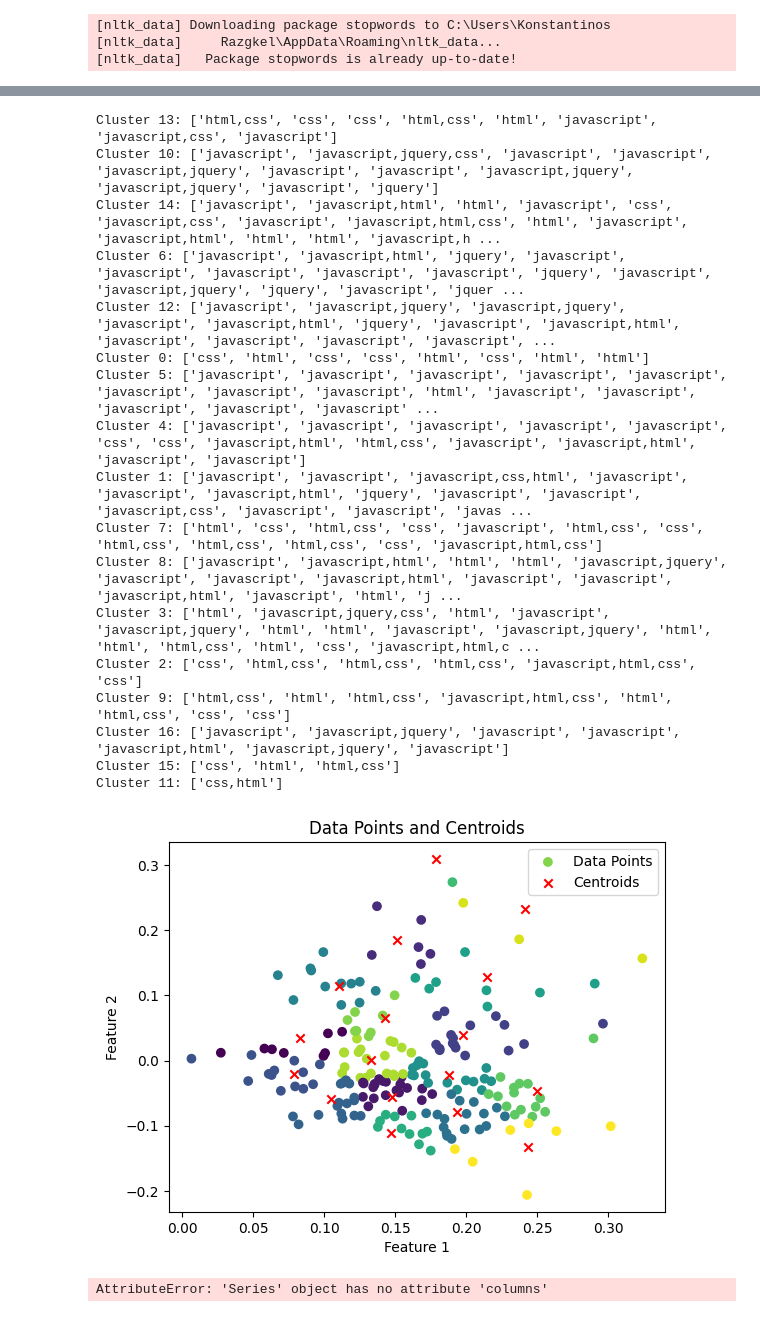
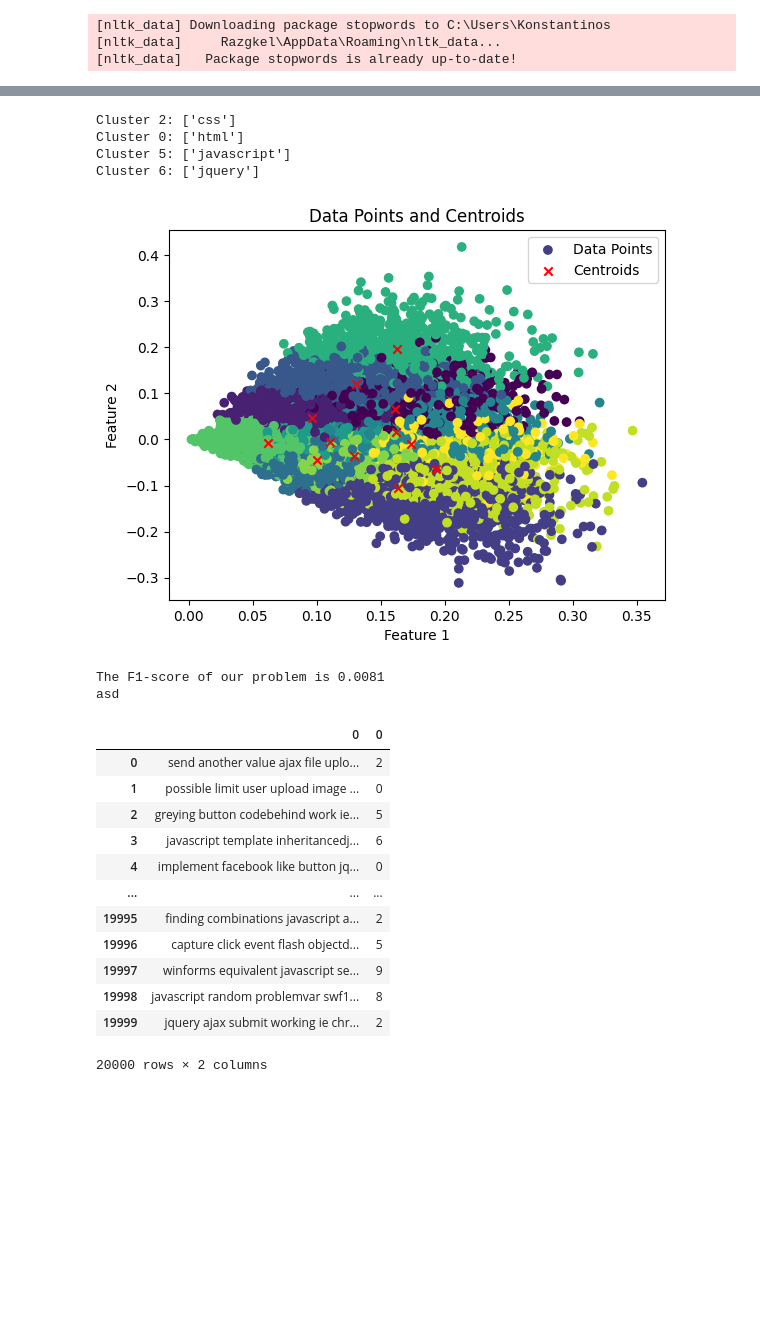
Before and after one commit to kostasrazgkelis/DataMine, a Jupyter notebook: variation_b.ipynb, the cells around one changed output, grey strips where cells are left out. Cells and saved outputs as stored; diff of their text form; code cells hidden in the pictures; blank space fills up the shorter version.

```diff
--- a/variation_b.ipynb
+++ b/variation_b.ipynb
@@ -22,7 +22,7 @@ dataset.dropna(inplace=True)
 [nltk_data]     Razgkel\AppData\Roaming\nltk_data...
 [nltk_data]   Package stopwords is already up-to-date!
 # %%
-df = dataset.head(1000)
+df = dataset.head(100000)
 
 df.rename(columns={0: 'index', 1: 'title', 2: 'text', 3: 'labels'}, inplace=True)
 df.drop('index', axis=1, inplace=True)
@@ -43,7 +43,7 @@ n_clusters = len(unique_labels)
 
 # We will now conca title and text into one dataset
 X = X["title"] + X["text"]
-y = df['labels']
+y = df['labels'].str.get_dummies(',')
 
 # Split the data into training and test sets
 X_train, X_test, y_train, y_test = train_test_split(X, y, test_size=0.2, shuffle=False)
@@ -52,16 +52,18 @@ prediction_stored_data = pd.DataFrame(X_test).copy()
 
 # Initialize the TfidfVectorizer - we normalize the text into numerical values
 vectorizer = TfidfVectorizer()
-pca = TruncatedSVD(n_components=2)
+pca = TruncatedSVD(n_components=3)
 
 # Fit and transform the text data and apply dimensionality reduction
 X_train = pca.fit_transform(vectorizer.fit_transform(X_train))
 X_test = pca.transform(vectorizer.transform(X_test))
 
-# Initialize the KNN classifier
-kmeans = KMeans(n_clusters=n_clusters)
+# Initialize the Kmeans classifier
+kmeans = KMeans(n_clusters=12)
 
-# Train the KNN classifier
+clusters_before = pd.DataFrame(kmeans.fit_predict(X_test))
+
+# Train the Kmeans classifier
 kmeans.fit(X_train, y_train)
 
 centroids = kmeans.cluster_centers_
@@ -89,52 +91,56 @@ for cluster_label, original_labels in label_cluster_dict.items():
 plt.scatter(X_test[:, 0], X_test[:, 1], c=y_pred)
 plt.scatter(centroids[:, 0], centroids[:, 1], marker='x', c='red')
 plt.xlabel('Feature 1')
 plt.ylabel('Feature 2')
 plt.title('Data Points and Centroids')
 plt.legend(['Data Points', 'Centroids'])
 
 # Show the plot
 plt.show()
 # Make predictions on the test set
 y_pred = kmeans.predict(X_test)
 
+
 # Make the dataframes
-prediction_df = pd.DataFrame(y_pred, columns=y.columns)
+prediction_df = pd.DataFrame(y_pred)
 prediction_df.reset_index(drop=True, inplace=True)
+
 
 prediction_stored_data.reset_index(drop=True, inplace=True)
 
-custom_f1_score = custom_f1_score(y_test, y_pred)
-print(f"The F1-score of our problem is {custom_f1_score}")
+custom_f1 = custom_f1_score(clusters_before, prediction_df)
+print(f"The F1-score of our problem is {custom_f1}")
 
+print("asd")
 # The unknown data with the prediction
 final_results = pd.concat([prediction_stored_data, prediction_df], axis=1)
 final_results
 # %% [output]
 A value is trying to be set on a copy of a slice from a DataFrame
 
 See the caveats in the documentation: https://pandas.pydata.org/pandas-docs/stable/user_guide/indexing.html#returning-a-view-versus-a-copy
   df.rename(columns={0: 'index', 1: 'title', 2: 'text', 3: 'labels'}, inplace=True)
 A value is trying to be set on a copy of a slice from a DataFrame
 
 See the caveats in the documentation: https://pandas.pydata.org/pandas-docs/stable/user_guide/indexing.html#returning-a-view-versus-a-copy
   df.drop('index', axis=1, inplace=True)
-Cluster 13: ['html,css', 'css', 'css', 'html,css', 'html', 'javascript', 'javascript,css', 'javascript']
-Cluster 10: ['javascript', 'javascript,jquery,css', 'javascript', 'javascript', 'javascript,jquery', 'javascript', 'javascript', 'javascript,jquery', 'javascript,jquery', 'javascript', 'jquery']
-Cluster 14: ['javascript', 'javascript,html', 'html', 'javascript', 'css', 'javascript,css', 'javascript', 'javascript,html,css', 'html', 'javascript', 'javascript,html', 'html', 'html', 'javascript,h ...
-Cluster 6: ['javascript', 'javascript,html', 'jquery', 'javascript', 'javascript', 'javascript', 'javascript', 'javascript', 'jquery', 'javascript', 'javascript,jquery', 'jquery', 'javascript', 'jquer ...
-Cluster 12: ['javascript', 'javascript,jquery', 'javascript,jquery', 'javascript', 'javascript,html', 'jquery', 'javascript', 'javascript,html', 'javascript', 'javascript', 'javascript', 'javascript', ...
-Cluster 0: ['css', 'html', 'css', 'css', 'html', 'css', 'html', 'html']
-Cluster 5: ['javascript', 'javascript', 'javascript', 'javascript', 'javascript', 'javascript', 'javascript', 'javascript', 'html', 'javascript', 'javascript', 'javascript', 'javascript', 'javascript' ...
-Cluster 4: ['javascript', 'javascript', 'javascript', 'javascript', 'javascript', 'css', 'css', 'javascript,html', 'html,css', 'javascript', 'javascript,html', 'javascript', 'javascript']
-Cluster 1: ['javascript', 'javascript', 'javascript,css,html', 'javascript', 'javascript', 'javascript,html', 'jquery', 'javascript', 'javascript', 'javascript,css', 'javascript', 'javascript', 'javas ...
-Cluster 7: ['html', 'css', 'html,css', 'css', 'javascript', 'html,css', 'css', 'html,css', 'html,css', 'html,css', 'css', 'javascript,html,css']
-Cluster 8: ['javascript', 'javascript,html', 'html', 'html', 'javascript,jquery', 'javascript', 'javascript', 'javascript,html', 'javascript', 'javascript', 'javascript,html', 'javascript', 'html', 'j ...
-Cluster 3: ['html', 'javascript,jquery,css', 'html', 'javascript', 'javascript,jquery', 'html', 'html', 'javascript', 'javascript,jquery', 'html', 'html', 'html,css', 'html', 'css', 'javascript,html,c ...
-Cluster 2: ['css', 'html,css', 'html,css', 'html,css', 'javascript,html,css', 'css']
-Cluster 9: ['html,css', 'html', 'html,css', 'javascript,html,css', 'html', 'html,css', 'css', 'css']
-Cluster 16: ['javascript', 'javascript,jquery', 'javascript', 'javascript', 'javascript,html', 'javascript,jquery', 'javascript']
-Cluster 15: ['css', 'html', 'html,css']
-Cluster 11: ['css,html']
+Cluster 2: ['css']
+Cluster 0: ['html']
+Cluster 5: ['javascript']
+Cluster 6: ['jquery']
-[figure, old version]
+[figure, new version]
-AttributeError: 'Series' object has no attribute 'columns'
+The F1-score of our problem is 0.0081
+asd
+|  | 0 | 0 |
+| 0 | send another value ajax file uplo... | 2 |
+| 1 | possible limit user upload image ... | 0 |
+| 2 | greying button codebehind work ie... | 5 |
+| 3 | javascript template inheritancedj... | 6 |
+| 4 | implement facebook like button jq... | 0 |
+| ... | ... | ... |
+| 19995 | finding combinations javascript a... | 2 |
+| 19996 | capture click event flash objectd... | 5 |
+| 19997 | winforms equivalent javascript se... | 9 |
+| 19998 | javascript random problemvar swf1... | 8 |
+| 19999 | jquery ajax submit working ie chr... | 2 |
+20000 rows × 2 columns
```
Also changed, not shown: parts of 2 cells of this notebook, 1 other file.
